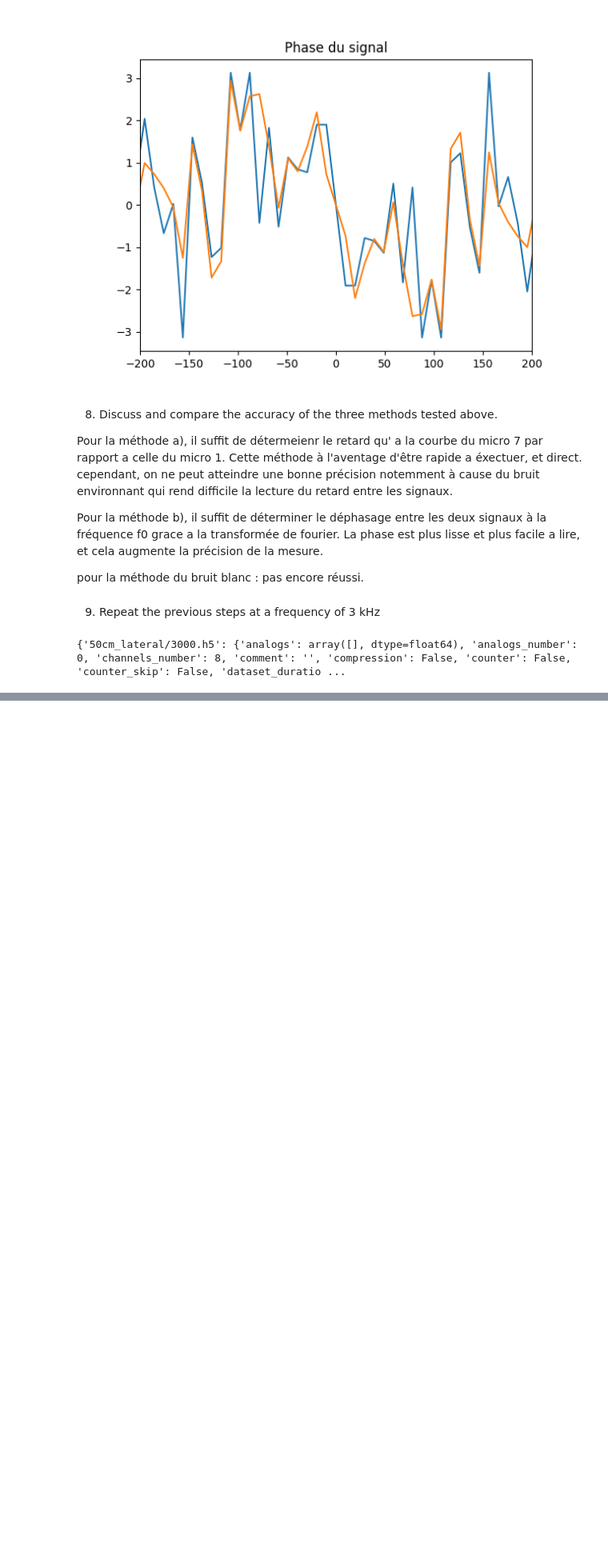
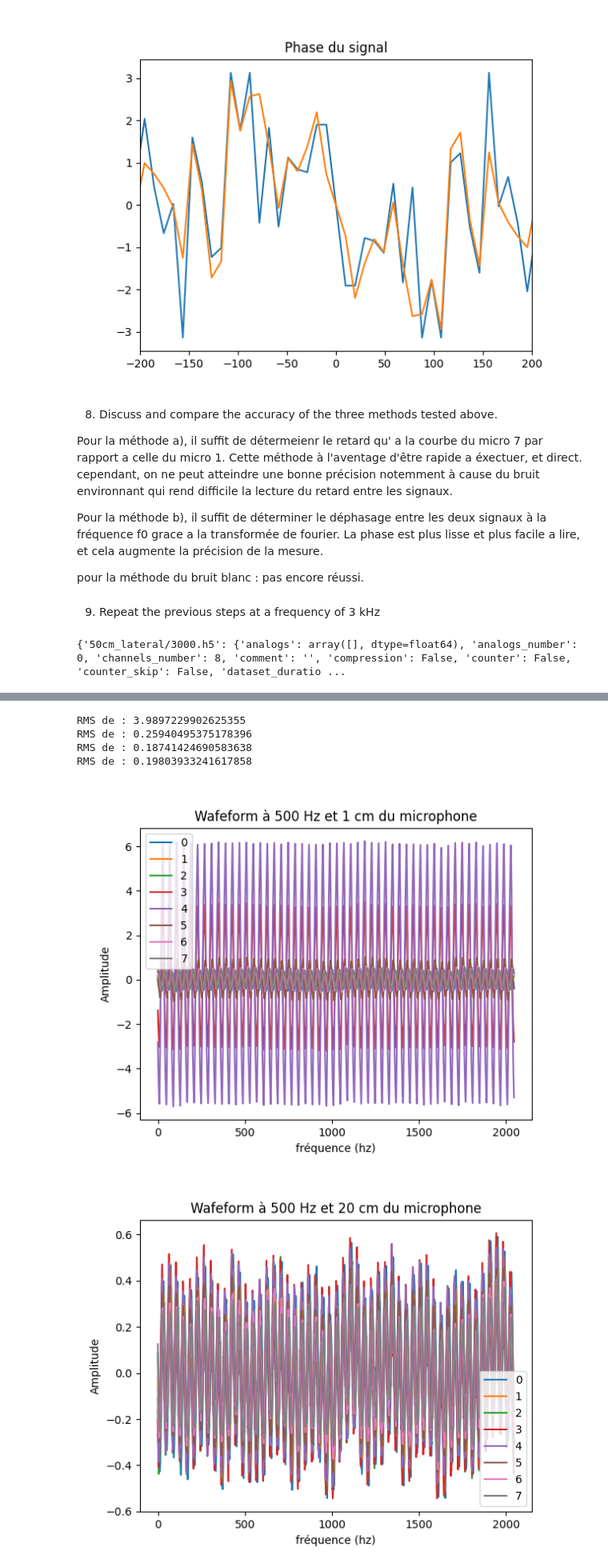
Before and after one commit to Huss94/TP_son1, a Jupyter notebook: Report.ipynb, the cells around one changed output, grey strips where cells are left out. Shown at 80% size. Saved outputs shown, nothing was run; the diff lists cells and outputs as text; code cells hidden in the pictures; blank space fills up the shorter version.

```diff
--- a/Report.ipynb
+++ b/Report.ipynb
@@ -240,9 +227,0 @@ trace_m1_m8(m20000, 0.01)
-# %%
-mics = [0,7]
-
-for i in mics:
-    # fourier, fonction défini dans utils.py
-    fourier(m3000[i], Fs,i, "modulus", newFig = not i, limaxis = 200)
-plt.legend()
-for i in mics:
-    fourier(m3000[i], Fs, i, "phase", newFig = not i, limaxis = 200)
@@ -256,0 +296,30 @@ On observe bien un pic a 100 hz, mais aussi un pic plus grand a 175. celui ci es
+# %%
+path = glob.glob("500hz_front_savednpy/*")
+distances =[]
+RMS_tab  = []
+for p in path:
+    dist  = p[::-1]
+    cind = dist.index('c')
+    _ind = dist.index('/')
+    dist = int(dist[cind +1: _ind][::-1])
+    distances.append(dist)
+
+    mc = np.load(p)
+
+    rootMS = RMS(mc[4])
+    RMS_tab.append(rootMS)
+    plt.figure()
+    for i in range(len(mc)):
+        plt.plot(mc[i], label = i)
+    plt.xlabel("fréquence (hz)")
+    plt.ylabel("Amplitude")
+    plt.title(f"Wafeform à 500 Hz et {dist} cm du microphone")
+    plt.legend()
+    print(f"RMS de : {rootMS}")
+# %% [output]
+RMS de : 3.9897229902625355
+RMS de : 0.25940495375178396
+RMS de : 0.18741424690583638
+RMS de : 0.19803933241617858
+[figure, added]
+[figure, added]
```
Also changed, not shown: parts of 20 cells of this notebook, 53 other files.
